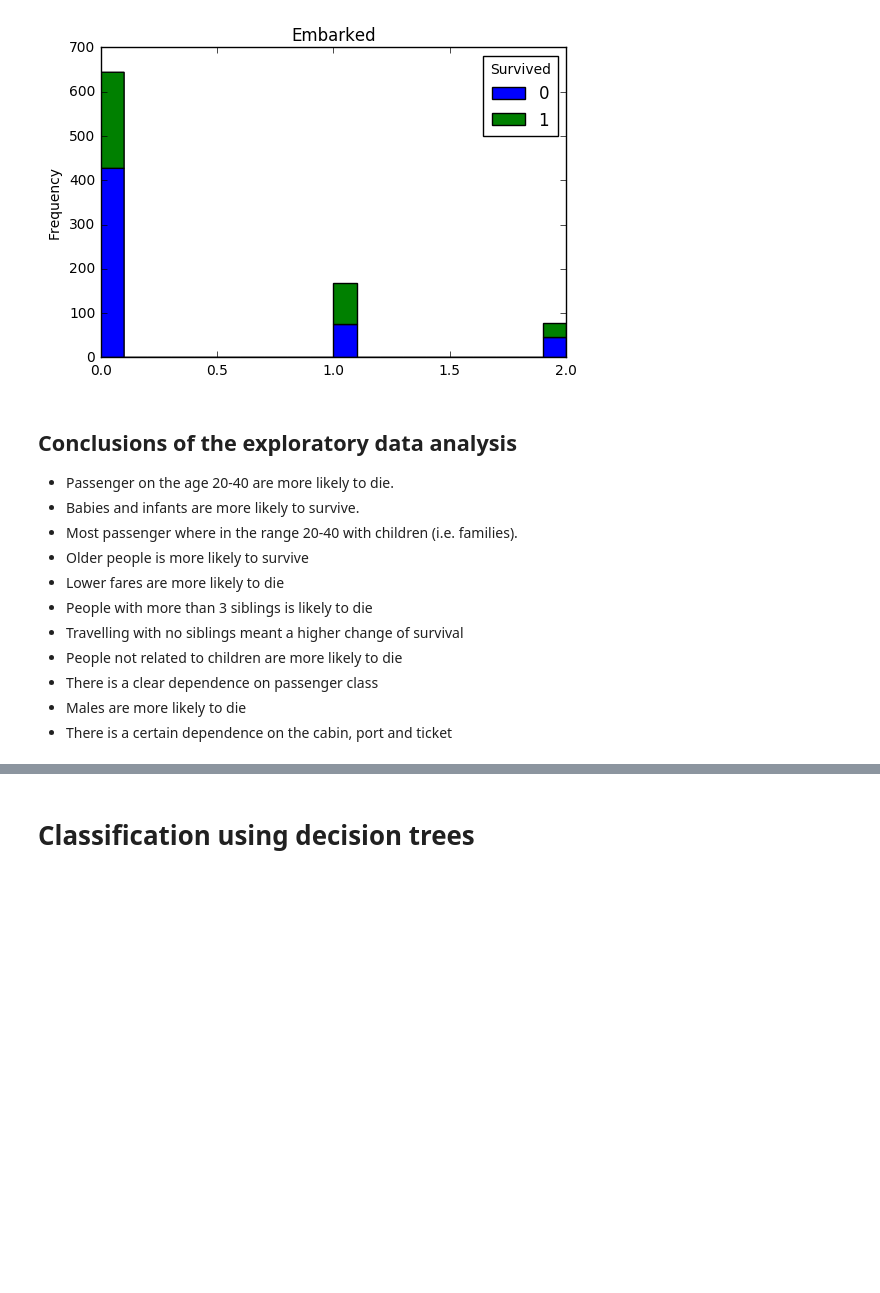
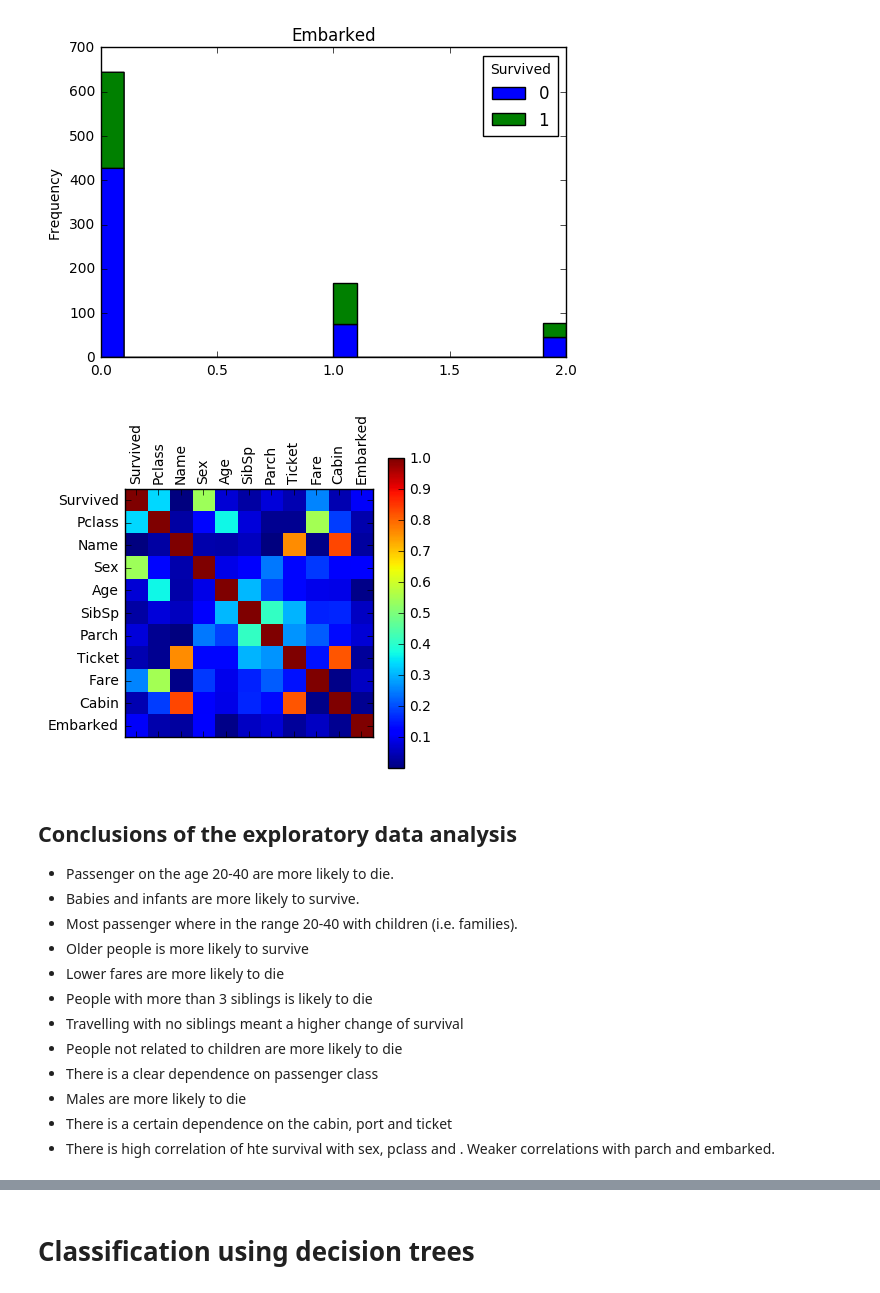
Before and after one commit to drublackberry/fantastic_demos, a Jupyter notebook: Titanic/Titanic.ipynb, the cells around one changed output, grey strips where cells are left out. Drawn from its saved outputs; the diff is of its cells as text; code cells hidden in the pictures; blank space fills up the shorter version.

```diff
--- a/Titanic/Titanic.ipynb
+++ b/Titanic/Titanic.ipynb
@@ -52,6 +54,15 @@ for myFeature in myInDf.columns:
 [figure]
 [figure]
 [figure]
+# %%
+# Do a correlation plot
+cax = plt.matshow(myInDf.corr().abs())
+plt.colorbar(cax)
+plt.xticks(range(len(myInDf.columns)), myInDf.columns, rotation='vertical')
+plt.yticks(range(len(myInDf.columns)), myInDf.columns, rotation='horizontal')
+plt.show()
+# %% [output]
+[figure, added]
 # %% [markdown]
 ## Conclusions of the exploratory data analysis
 
@@ -66,3 +77,4 @@ for myFeature in myInDf.columns:
 * There is a clear dependence on passenger class
 * Males are more likely to die
 * There is a certain dependence on the cabin, port and ticket
+* There is high correlation of hte survival with sex, pclass and . Weaker correlations with parch and embarked.
```
Also changed, not shown: parts of 20 cells of this notebook.
